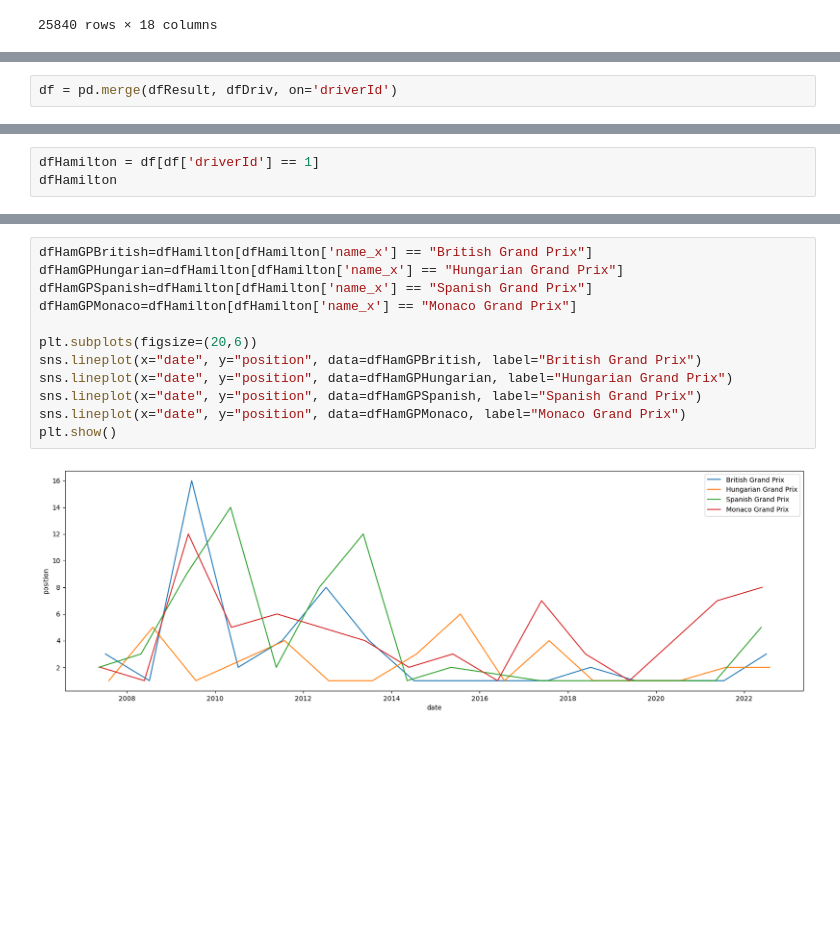
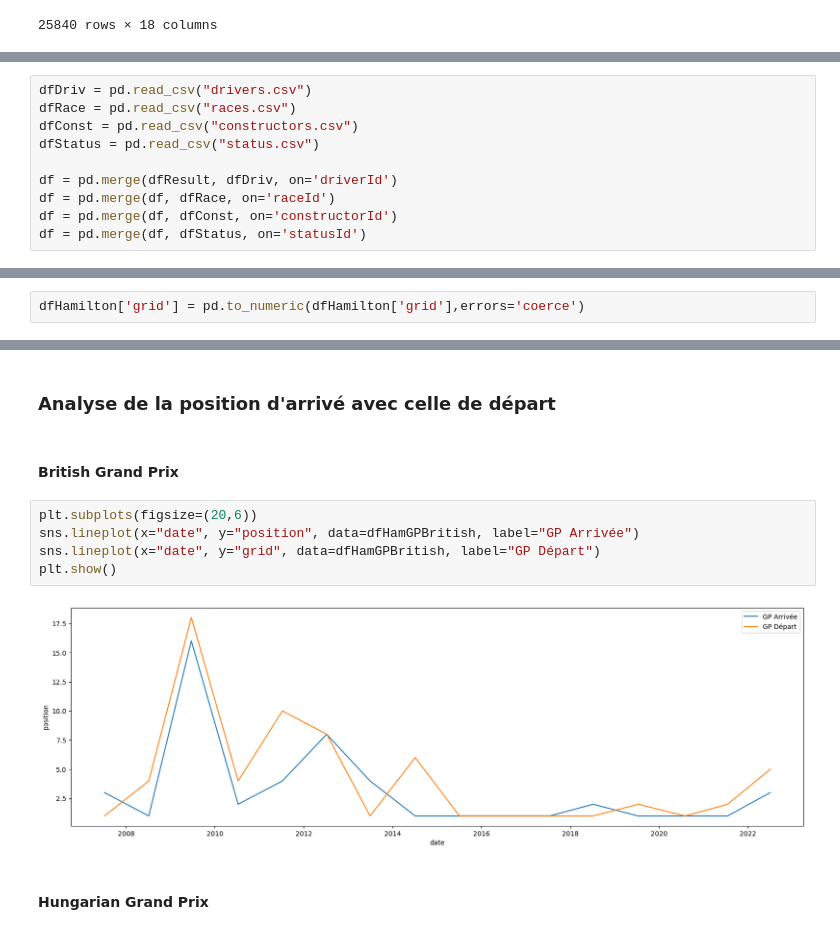
Before and after one commit to AdamSerrakh/FormationGreta, a Jupyter notebook: ProjetF1/Untitled.ipynb, the cells around one changed output, grey strips where cells are left out. Saved outputs shown, nothing was run; the diff lists cells and outputs as text; blank space fills up the shorter version.

```diff
--- a/ProjetF1/Untitled.ipynb
+++ b/ProjetF1/Untitled.ipynb
@@ -27,5 +36,13 @@ dfResult
 # %%
+dfDriv = pd.read_csv("drivers.csv")
+dfRace = pd.read_csv("races.csv")
+dfConst = pd.read_csv("constructors.csv")
+dfStatus = pd.read_csv("status.csv")
+
 df = pd.merge(dfResult, dfDriv, on='driverId')
+df = pd.merge(df, dfRace, on='raceId')
+df = pd.merge(df, dfConst, on='constructorId')
+df = pd.merge(df, dfStatus, on='statusId')
 # %%
 df
 # %% [output]
@@ -84,4 +115,3 @@ Lewis
 # %%
-dfHamilton = df[df['driverId'] == 1]
-dfHamilton
+dfHamilton['grid'] = pd.to_numeric(dfHamilton['grid'],errors='coerce')
 # %% [output]
@@ -286,16 +261,15 @@ plt.show()
+# %% [markdown]
+### Analyse de la position d'arrivé avec celle de départ
+# %% [markdown]
+#### British Grand Prix
 # %%
-dfHamGPBritish=dfHamilton[dfHamilton['name_x'] == "British Grand Prix"]
-dfHamGPHungarian=dfHamilton[dfHamilton['name_x'] == "Hungarian Grand Prix"]
-dfHamGPSpanish=dfHamilton[dfHamilton['name_x'] == "Spanish Grand Prix"]
-dfHamGPMonaco=dfHamilton[dfHamilton['name_x'] == "Monaco Grand Prix"]
-
 plt.subplots(figsize=(20,6))
-sns.lineplot(x="date", y="position", data=dfHamGPBritish, label="British Grand Prix")
-sns.lineplot(x="date", y="position", data=dfHamGPHungarian, label="Hungarian Grand Prix")
-sns.lineplot(x="date", y="position", data=dfHamGPSpanish, label="Spanish Grand Prix")
-sns.lineplot(x="date", y="position", data=dfHamGPMonaco, label="Monaco Grand Prix")
+sns.lineplot(x="date", y="position", data=dfHamGPBritish, label="GP Arrivée")
+sns.lineplot(x="date", y="grid", data=dfHamGPBritish, label="GP Départ")
 plt.show()
 # %% [output]
-[figure, old version]
+[figure, new version]
+# %% [markdown]
+#### Hungarian Grand Prix
 # %%
 plt.subplots(figsize=(20,6))
```
Also changed, not shown: parts of 37 cells of this notebook.
